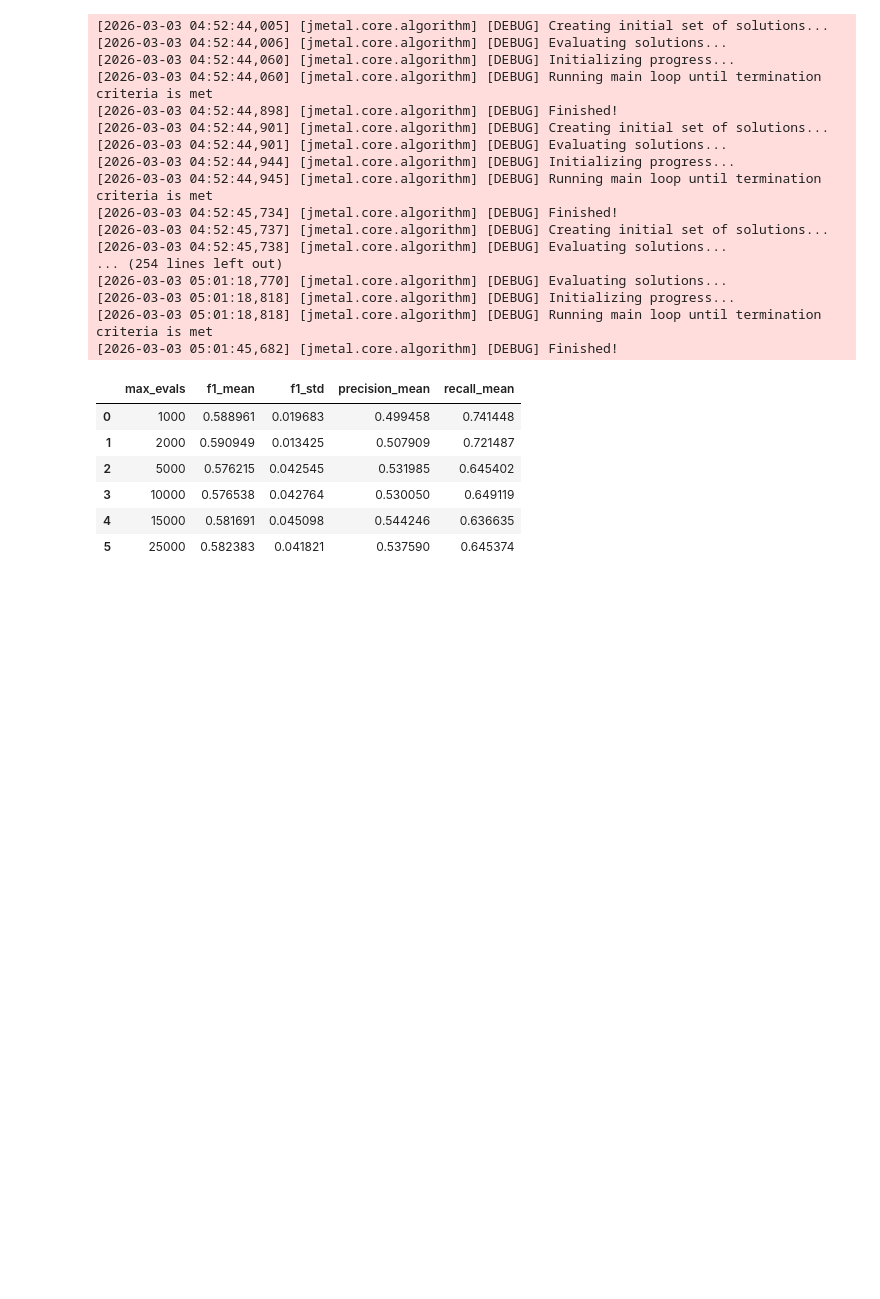
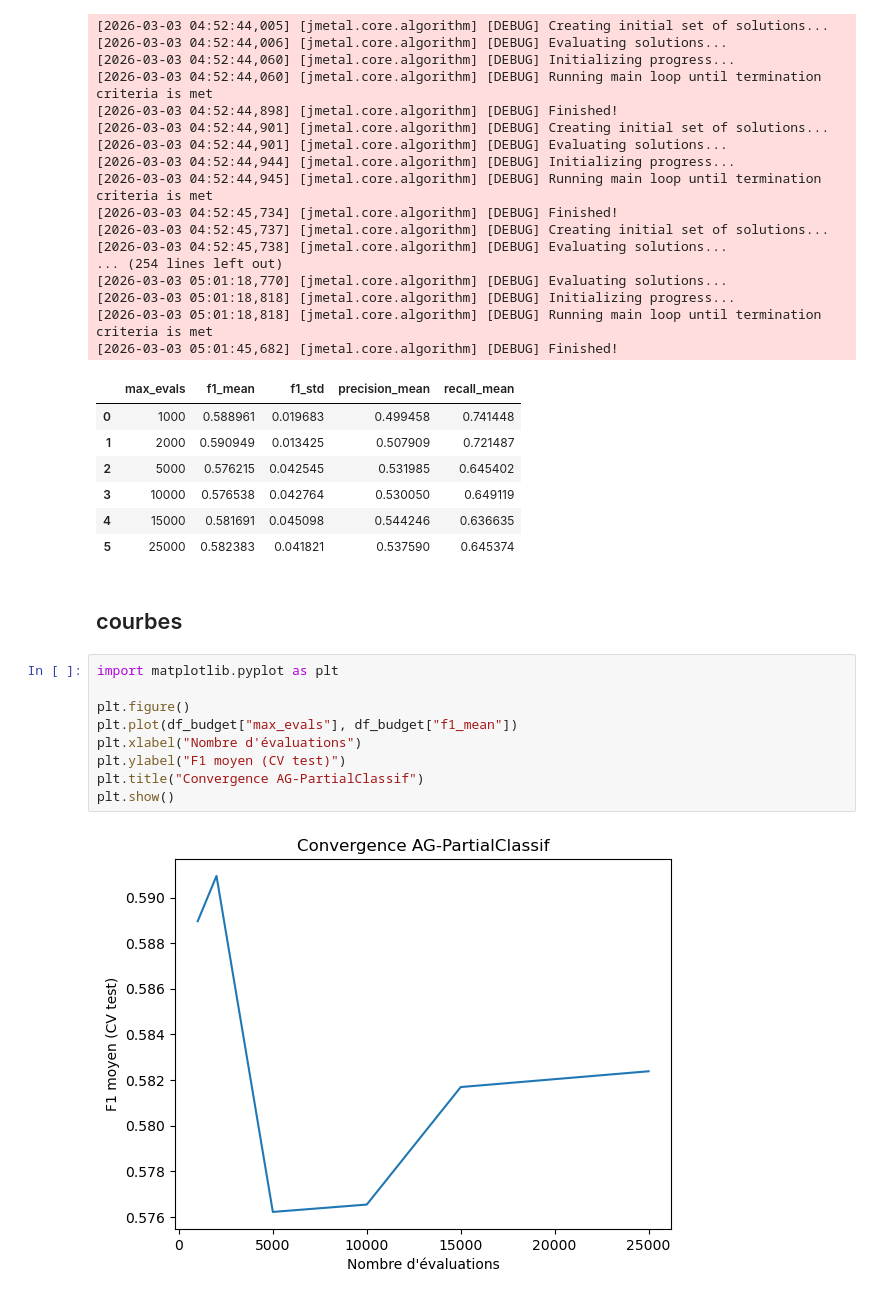
Before and after one commit to mrdedede/projet-oafd, a Jupyter notebook: classif.ipynb, the cells around one changed output. Cells and saved outputs as stored; diff of their text form; blank space fills up the shorter version.

Commit message:
courbe

```diff
--- a/classif.ipynb
+++ b/classif.ipynb
@@ -469,3 +469,16 @@ df_budget
 | 3 | 10000 | 0.576538 | 0.042764 | 0.530050 | 0.649119 |
 | 4 | 15000 | 0.581691 | 0.045098 | 0.544246 | 0.636635 |
 | 5 | 25000 | 0.582383 | 0.041821 | 0.537590 | 0.645374 |
+# %% [markdown]
+## courbes
+# %%
+import matplotlib.pyplot as plt
+
+plt.figure()
+plt.plot(df_budget["max_evals"], df_budget["f1_mean"])
+plt.xlabel("Nombre d'évaluations")
+plt.ylabel("F1 moyen (CV test)")
+plt.title("Convergence AG-PartialClassif")
+plt.show()
+# %% [output]
+[figure, added]
```
